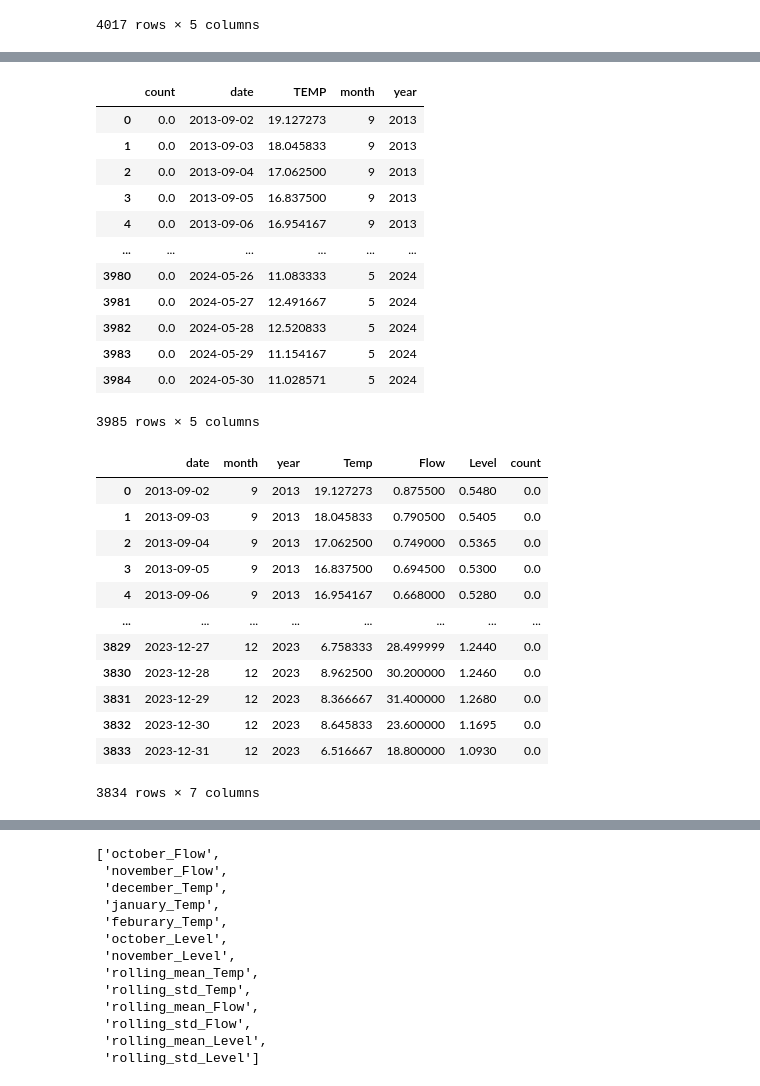
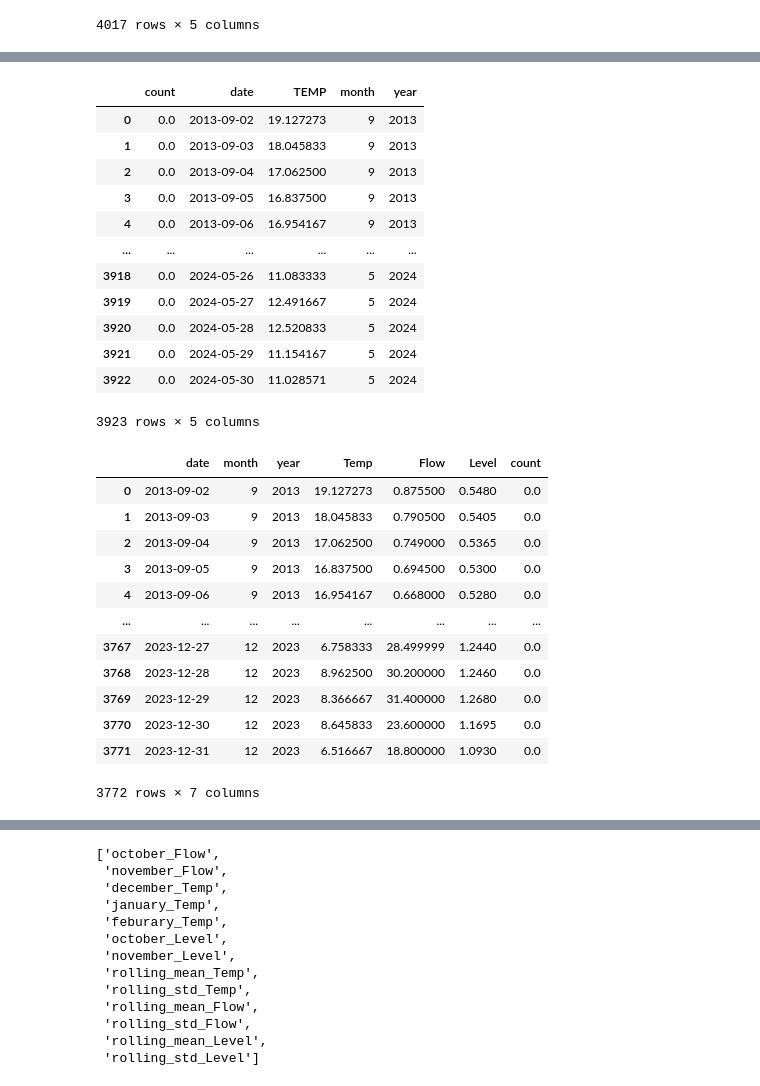
Before and after one commit to brahmwg/Bottlenecks_MDS_Capstone, a Jupyter notebook: outMigration_model/TS_with_winter.ipynb, the cells around one changed output, grey strips where cells are left out. Saved outputs shown, nothing was run; the diff lists cells and outputs as text; code cells hidden in the pictures.

```diff
--- a/outMigration_model/TS_with_winter.ipynb
+++ b/outMigration_model/TS_with_winter.ipynb
@@ -24,4 +30,6 @@ import pmdarima as pm
 # %%
-df = pd.read_csv("data/cowichan_historic.csv")
+df = pd.read_csv("data/salmon_concat.csv")
+display(df)
+df = df[["date", "count"]]
 df
 # %% [output]
@@ -40,0 +62,4 @@ df
+# %%
+df = df.groupby(["date"]).sum("count")
+df = df.reset_index()
+df
@@ -121,26 +176,26 @@ level_df_pivoted
 # %%
 comb = df.merge(temp_df[["UTC_DATE", "TEMP"]], left_on="date", right_on="UTC_DATE", how="right")
-comb = comb.drop(["date", "species"], axis=1)
+comb = comb.drop(["date"], axis=1)
 comb["count"] = comb["count"].fillna(0)
 comb = comb.rename(columns={"UTC_DATE": "date"})
 comb["date"] = pd.to_datetime(comb["date"])
 comb["month"] = comb["date"].dt.month
 comb["year"] = comb["date"].dt.year
 comb
 # %% [output]
 |  | count | date | TEMP | month | year |
 | 0 | 0.0 | 2013-09-02 | 19.127273 | 9 | 2013 |
 | 1 | 0.0 | 2013-09-03 | 18.045833 | 9 | 2013 |
 | 2 | 0.0 | 2013-09-04 | 17.062500 | 9 | 2013 |
 | 3 | 0.0 | 2013-09-05 | 16.837500 | 9 | 2013 |
 | 4 | 0.0 | 2013-09-06 | 16.954167 | 9 | 2013 |
 | ... | ... | ... | ... | ... | ... |
-| 3980 | 0.0 | 2024-05-26 | 11.083333 | 5 | 2024 |
-| 3981 | 0.0 | 2024-05-27 | 12.491667 | 5 | 2024 |
-| 3982 | 0.0 | 2024-05-28 | 12.520833 | 5 | 2024 |
-| 3983 | 0.0 | 2024-05-29 | 11.154167 | 5 | 2024 |
-| 3984 | 0.0 | 2024-05-30 | 11.028571 | 5 | 2024 |
+| 3918 | 0.0 | 2024-05-26 | 11.083333 | 5 | 2024 |
+| 3919 | 0.0 | 2024-05-27 | 12.491667 | 5 | 2024 |
+| 3920 | 0.0 | 2024-05-28 | 12.520833 | 5 | 2024 |
+| 3921 | 0.0 | 2024-05-29 | 11.154167 | 5 | 2024 |
+| 3922 | 0.0 | 2024-05-30 | 11.028571 | 5 | 2024 |
-3985 rows × 5 columns
+3923 rows × 5 columns
 # %%
 comb_df = comb.merge(flow_df_pivoted, left_on="date", right_on="Date")
 comb_df = comb_df.merge(level_df_pivoted, left_on="date", right_on="Date")
@@ -156,12 +211,12 @@ comb_df
 | 3 | 2013-09-05 | 9 | 2013 | 16.837500 | 0.694500 | 0.5300 | 0.0 |
 | 4 | 2013-09-06 | 9 | 2013 | 16.954167 | 0.668000 | 0.5280 | 0.0 |
 | ... | ... | ... | ... | ... | ... | ... | ... |
-| 3829 | 2023-12-27 | 12 | 2023 | 6.758333 | 28.499999 | 1.2440 | 0.0 |
-| 3830 | 2023-12-28 | 12 | 2023 | 8.962500 | 30.200000 | 1.2460 | 0.0 |
-| 3831 | 2023-12-29 | 12 | 2023 | 8.366667 | 31.400000 | 1.2680 | 0.0 |
-| 3832 | 2023-12-30 | 12 | 2023 | 8.645833 | 23.600000 | 1.1695 | 0.0 |
-| 3833 | 2023-12-31 | 12 | 2023 | 6.516667 | 18.800000 | 1.0930 | 0.0 |
+| 3767 | 2023-12-27 | 12 | 2023 | 6.758333 | 28.499999 | 1.2440 | 0.0 |
+| 3768 | 2023-12-28 | 12 | 2023 | 8.962500 | 30.200000 | 1.2460 | 0.0 |
+| 3769 | 2023-12-29 | 12 | 2023 | 8.366667 | 31.400000 | 1.2680 | 0.0 |
+| 3770 | 2023-12-30 | 12 | 2023 | 8.645833 | 23.600000 | 1.1695 | 0.0 |
+| 3771 | 2023-12-31 | 12 | 2023 | 6.516667 | 18.800000 | 1.0930 | 0.0 |
-3834 rows × 7 columns
+3772 rows × 7 columns
 # %%
 month_key = {
       1: "january",
```
Also changed, not shown: parts of 22 cells of this notebook, 2 other files.
